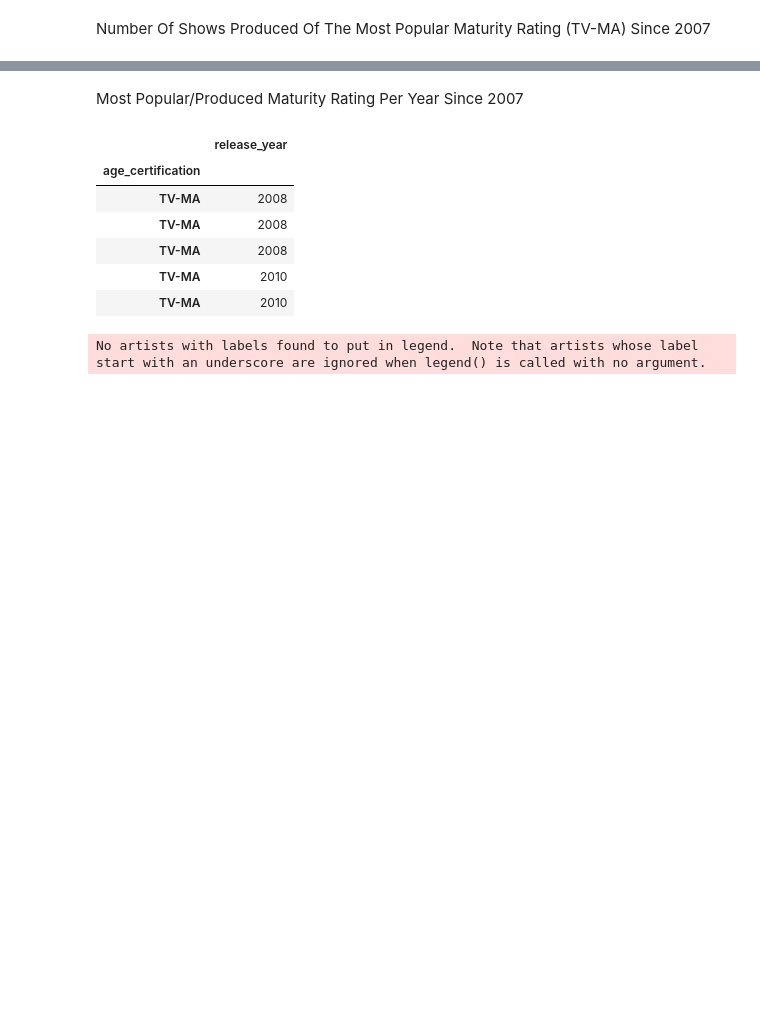
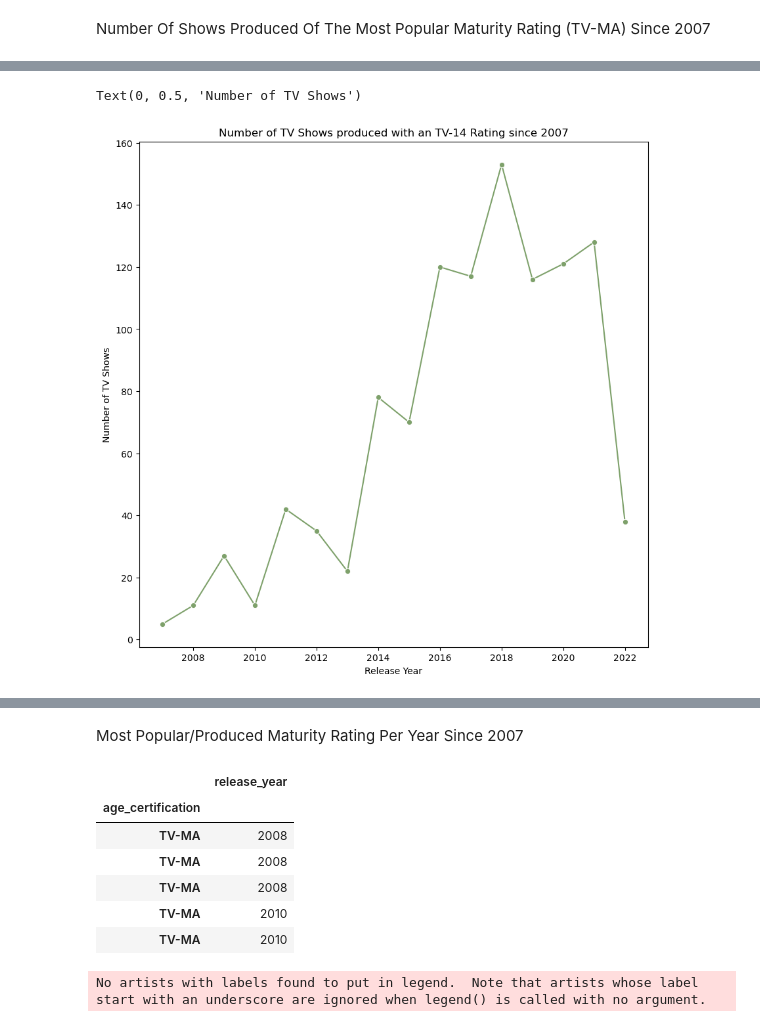
Before and after one commit to NidaB-C/NetflixEDA, a Jupyter notebook: Ammarah-Question1/notebook.ipynb, the cells around one changed output, grey strips where cells are left out. Saved outputs shown, nothing was run; the diff lists cells and outputs as text; code cells hidden in the pictures; blank space fills up the shorter version.

```diff
--- a/Ammarah-Question1/notebook.ipynb
+++ b/Ammarah-Question1/notebook.ipynb
@@ -171,0 +204,18 @@ Text(0, 0.5, 'Number of TV Shows')
+# %%
+# Repeat process for TV-14
+
+# Filter rows with TV-MA rating from 2007 onwards
+maturity_rating = exploded_genres[exploded_genres["age_certification"].isin(["TV-14"])]
+
+# Count the number of TV-MA shows produced each year
+tv_ma = maturity_rating.groupby("release_year").size().reset_index(name="show_number")
+
+# Configure line plot
+plt.figure(figsize=(10, 10))
+sns.lineplot(x="release_year", y="show_number", data=tv_ma, marker='o', color='#7EA16B')
+plt.title("Number of TV Shows produced with an TV-14 Rating since 2007")
+plt.xlabel("Release Year")
+plt.ylabel("Number of TV Shows")
+# %% [output]
+Text(0, 0.5, 'Number of TV Shows')
+[figure, added]
```
Also changed, not shown: parts of 10 cells of this notebook, 2 other files.
